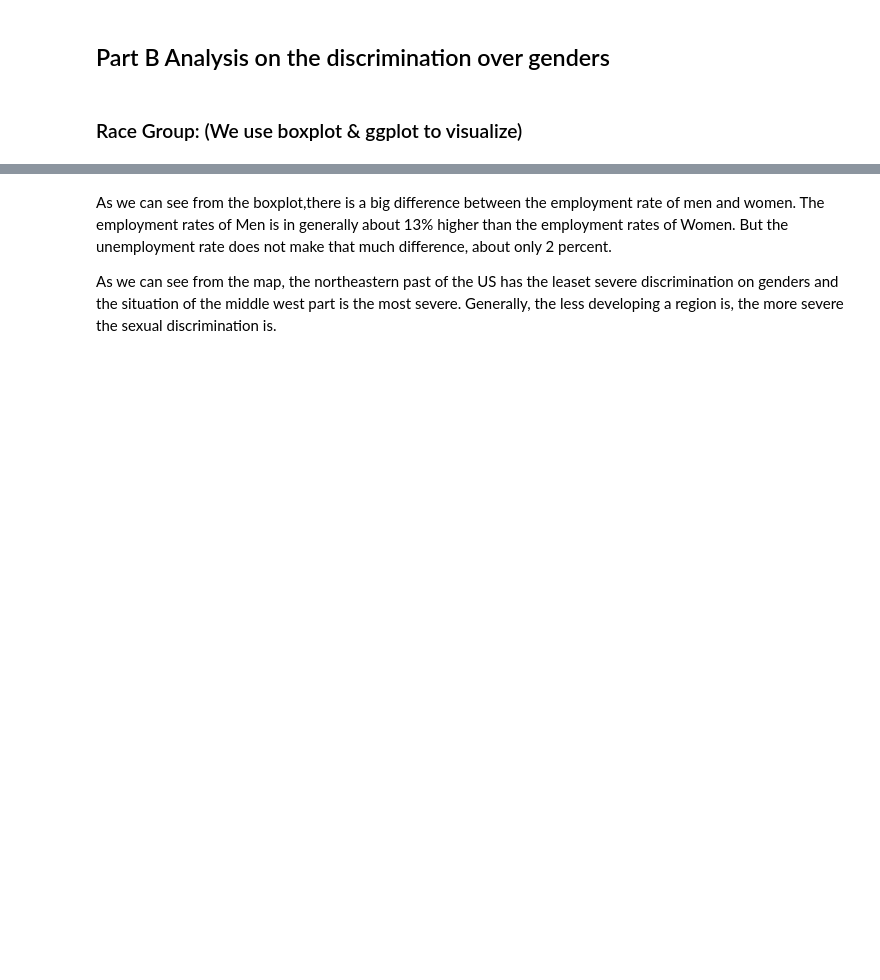
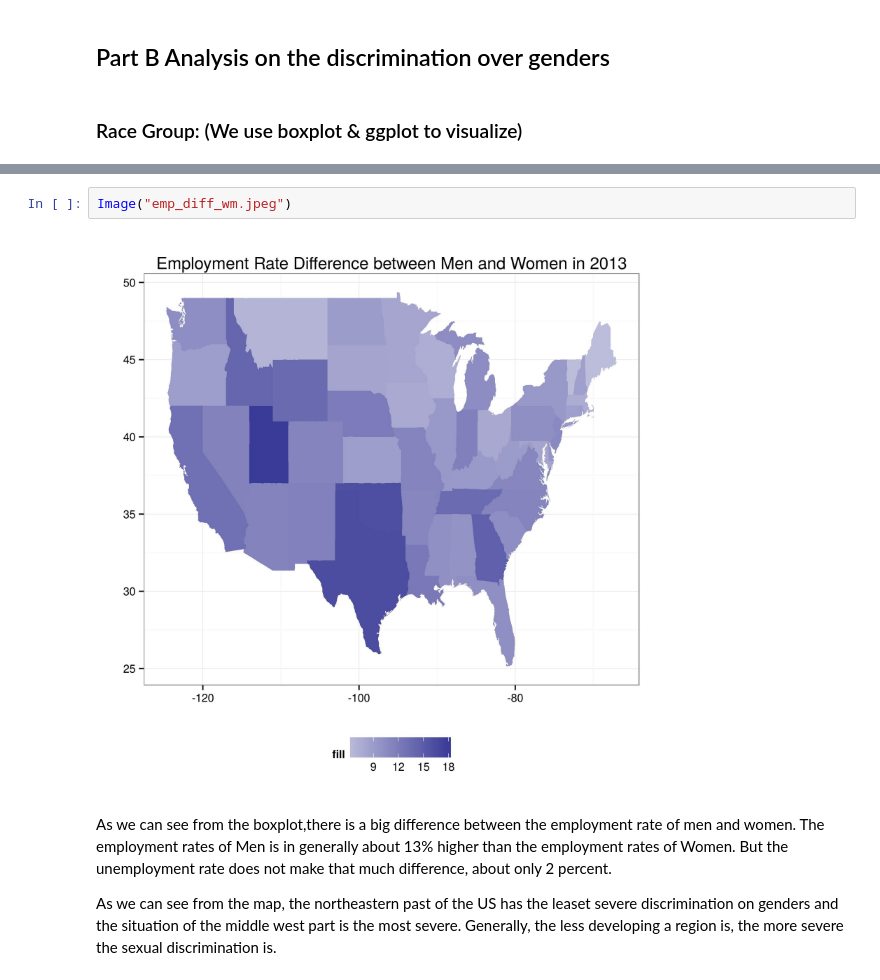
Before and after one commit to yuhanw/Team_Four.0, a Jupyter notebook: notebooks/NB4_project_report.ipynb, the cells around one changed output, grey strips where cells are left out. Saved outputs shown, nothing was run; the diff lists cells and outputs as text; blank space fills up the shorter version.

```diff
--- a/notebooks/NB4_project_report.ipynb
+++ b/notebooks/NB4_project_report.ipynb
@@ -264,3 +263,7 @@ Image("Employment Rate of Men and Women by States in 2013.jpeg")
+# %%
+Image("emp_diff_wm.jpeg")
+# %% [output]
+[figure, added]
 # %% [markdown]
 As we can see from the boxplot,there is a big difference between the employment rate of men and women. The employment rates of Men is in generally about 13% higher than the employment rates of Women. But the unemployment rate does not make that much difference, about only 2 percent.
 
```
Also changed, not shown: parts of 22 cells of this notebook.
